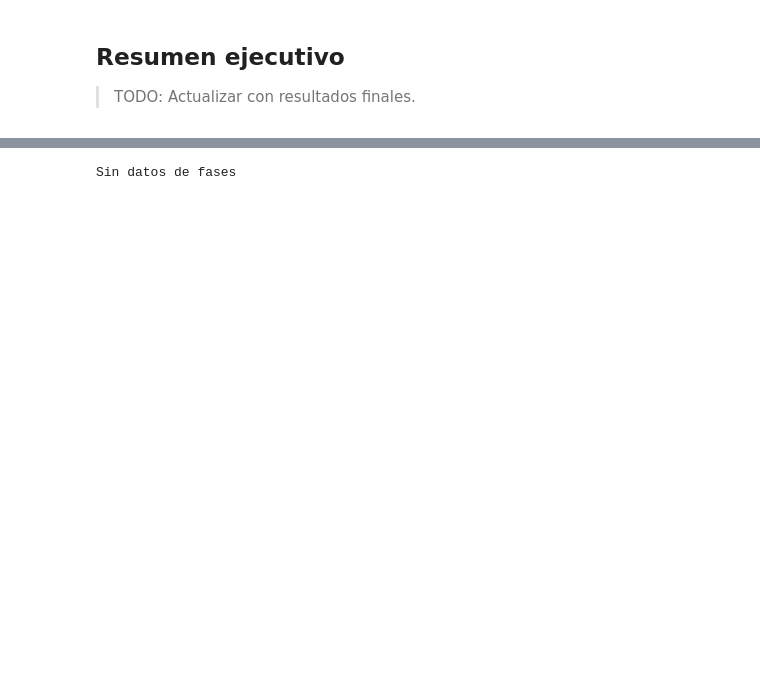
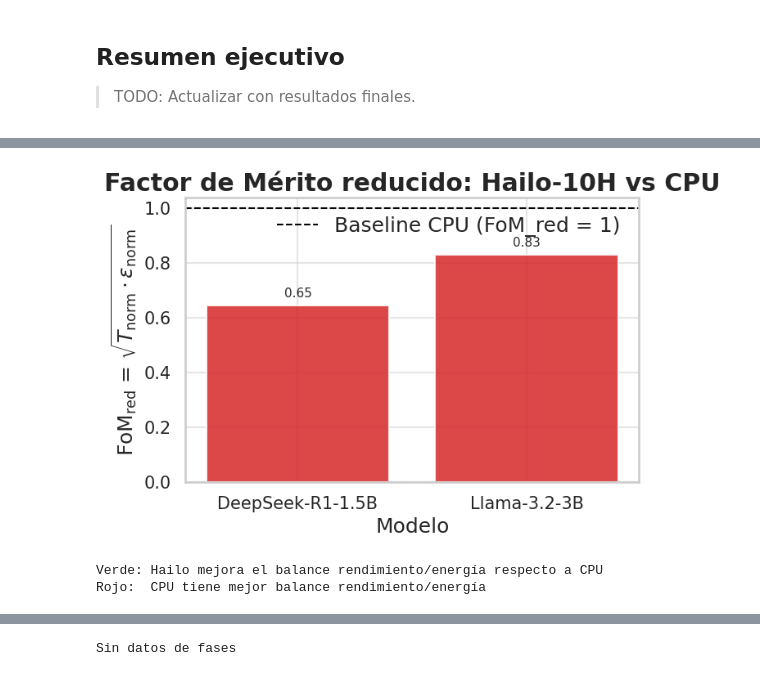
Before and after one commit to TFG-yisuscc/MonitorSystemVisualizer, a Jupyter notebook: notebooks/11_E5_hailo.ipynb, the cells around one changed output, grey strips where cells are left out. Saved outputs shown, nothing was run; the diff lists cells and outputs as text; code cells hidden in the pictures; blank space fills up the shorter version.

```diff
--- a/notebooks/11_E5_hailo.ipynb
+++ b/notebooks/11_E5_hailo.ipynb
@@ -85,0 +242,28 @@ Los datos de E5 (Hailo) aún no están disponibles.
+# %%
+# Fig 3 — FoM_red por modelo (verde > 1 = Hailo mejor balance, rojo < 1 = CPU mejor)
+if not fom_red_df.empty:
+    _models3  = fom_red_df["model_base"].tolist()
+    _fom_vals = fom_red_df["FoM_red"].tolist()
+    _colors3  = ["tab:green" if v >= 1.0 else "tab:red" for v in _fom_vals]
+
+    fig, ax = plt.subplots(figsize=(7, 5))
+    bars = ax.bar(_models3, _fom_vals, color=_colors3, alpha=0.85)
+    ax.axhline(1.0, ls="--", color="black", lw=1.5, label="Baseline CPU (FoM_red = 1)")
+    for bar, v in zip(bars, _fom_vals):
+        ax.text(bar.get_x() + bar.get_width() / 2, bar.get_height() + 0.02,
+                f"{v:.2f}", ha="center", va="bottom", fontsize=11)
+    ax.set_ylabel(r"FoM$_\mathrm{red}$ = $\sqrt{T_\mathrm{norm}\cdot\varepsilon_\mathrm{norm}}$")
+    ax.set_xlabel("Modelo")
+    ax.set_title("Factor de Mérito reducido: Hailo-10H vs CPU")
+    ax.set_ylim(0, max(_fom_vals) * 1.25)
+    ax.legend(frameon=False)
+    fig.tight_layout()
+    plt.show()
+    print("Verde: Hailo mejora el balance rendimiento/energía respecto a CPU")
+    print("Rojo:  CPU tiene mejor balance rendimiento/energía")
+else:
+    print("Sin datos")
+# %% [output]
+[figure, added]
+Verde: Hailo mejora el balance rendimiento/energía respecto a CPU
+Rojo:  CPU tiene mejor balance rendimiento/energía
```
Also changed, not shown: parts of 23 cells of this notebook, 16 other files.
